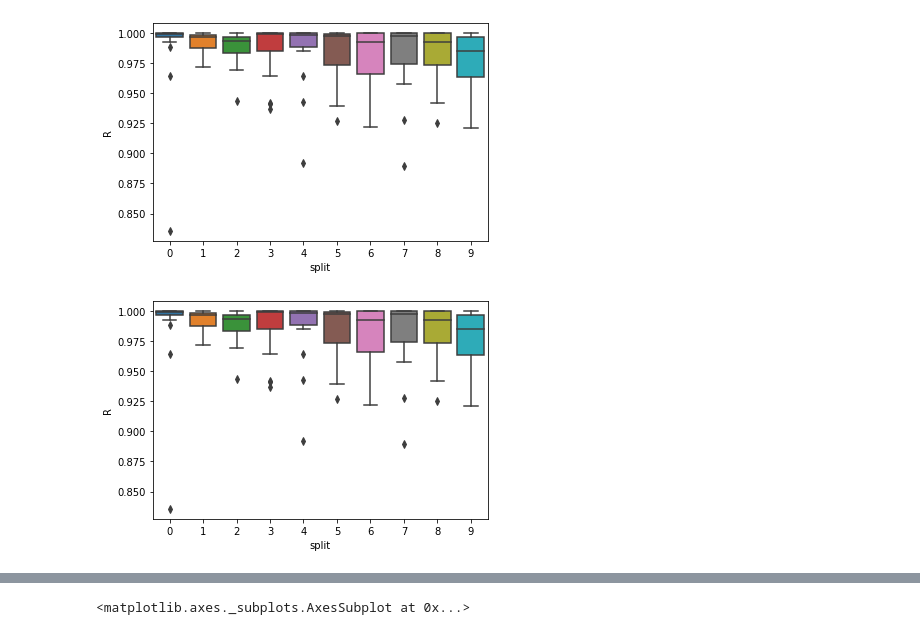
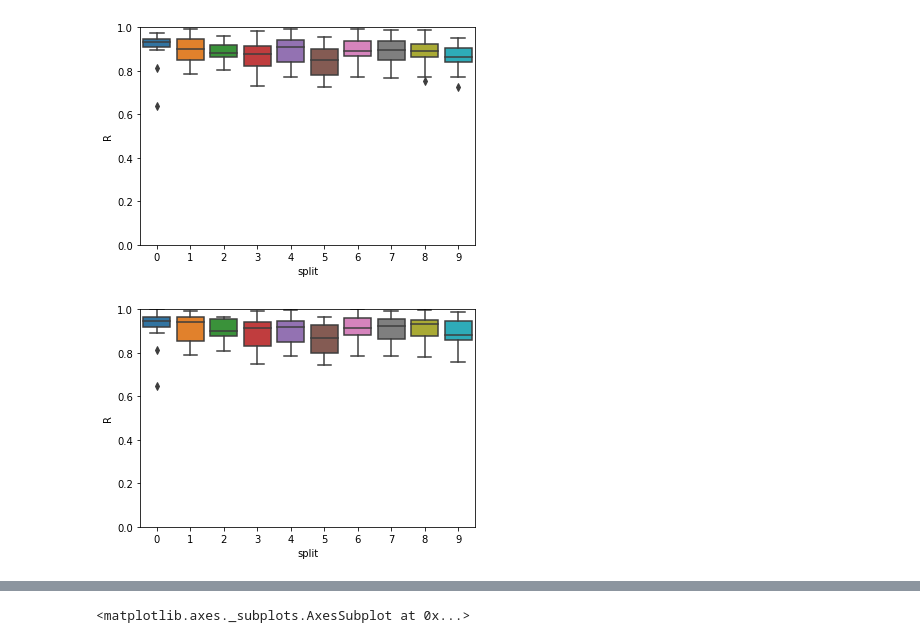
Before and after one commit to shayenne/vocaldetection, a Jupyter notebook: scripts/Threshold Spleeter.ipynb, the cells around one changed output, grey strips where cells are left out. Saved outputs shown, nothing was run; the diff lists cells and outputs as text; code cells hidden in the pictures.

```diff
--- a/scripts/Threshold Spleeter.ipynb
+++ b/scripts/Threshold Spleeter.ipynb
@@ -40,8 +45,8 @@ for piece in train_files[0]+test_files[0]:
     print (separated_vocals_path)
     y, sr = librosa.load(separated_vocals_path)
     print (sr)
-
-    dict_rms[piece] = librosa.feature.rms(y=y, frame_length=4410, hop_length=441)
+    plt.figure(figsize=(13,3))
+    dict_rms[piece] = librosa.feature.rms(y=y, frame_length=4410, hop_length=4410)
     plt.plot(dict_rms[piece][0])
     plt.show()
 # %% [output]
@@ -81,0 +87,6 @@ plt.show()
+# %%
+for piece in train_files[0]+test_files[0]:
+    y, sr = librosa.load(path+piece+'_MIX/vocals.wav')
+    dur = librosa.get_duration(y, sr)
+    print (piece)
+    print (dur)
@@ -81,0 +111,2 @@ plt.show()
+# %%
+gran = 200
@@ -81,0 +126,9 @@ plt.show()
+# %%
+def optimal_threshold(predicted,target):
+    from sklearn.metrics import roc_curve
+    fpr, tpr, threshold = roc_curve(target, predicted)
+    i = np.arange(len(tpr))
+    roc = pd.DataFrame({'tf' : pd.Series(tpr-(1-fpr), index=i), 'threshold' : pd.Series(threshold, index=i)})
+    roc_t = roc.iloc[(roc.tf-0).abs().argsort()[:1]]
+
+    return list(roc_t['threshold'])[0]
@@ -259,8 +302,8 @@ results_rf = results_rf.sort_values(by='F1')
 # %%
-g = sns.boxplot(data=results_rf, y='R', x= 'split')
+g = sns.boxplot(data=results_rf[results_rf['granularity']==20], y='R', x= 'split').set(ylim=(0, 1))
 # %% [output]
-[figure, old version]
+[figure, new version]
 # %%
-g = sns.boxplot(data=results_rf, y='R', x= 'split')
+g = sns.boxplot(data=results_rf[results_rf['granularity']==200], y='R', x= 'split').set(ylim=(0, 1))
 # %% [output]
-[figure, old version]
+[figure, new version]
```
Also changed, not shown: parts of 62 cells of this notebook.
